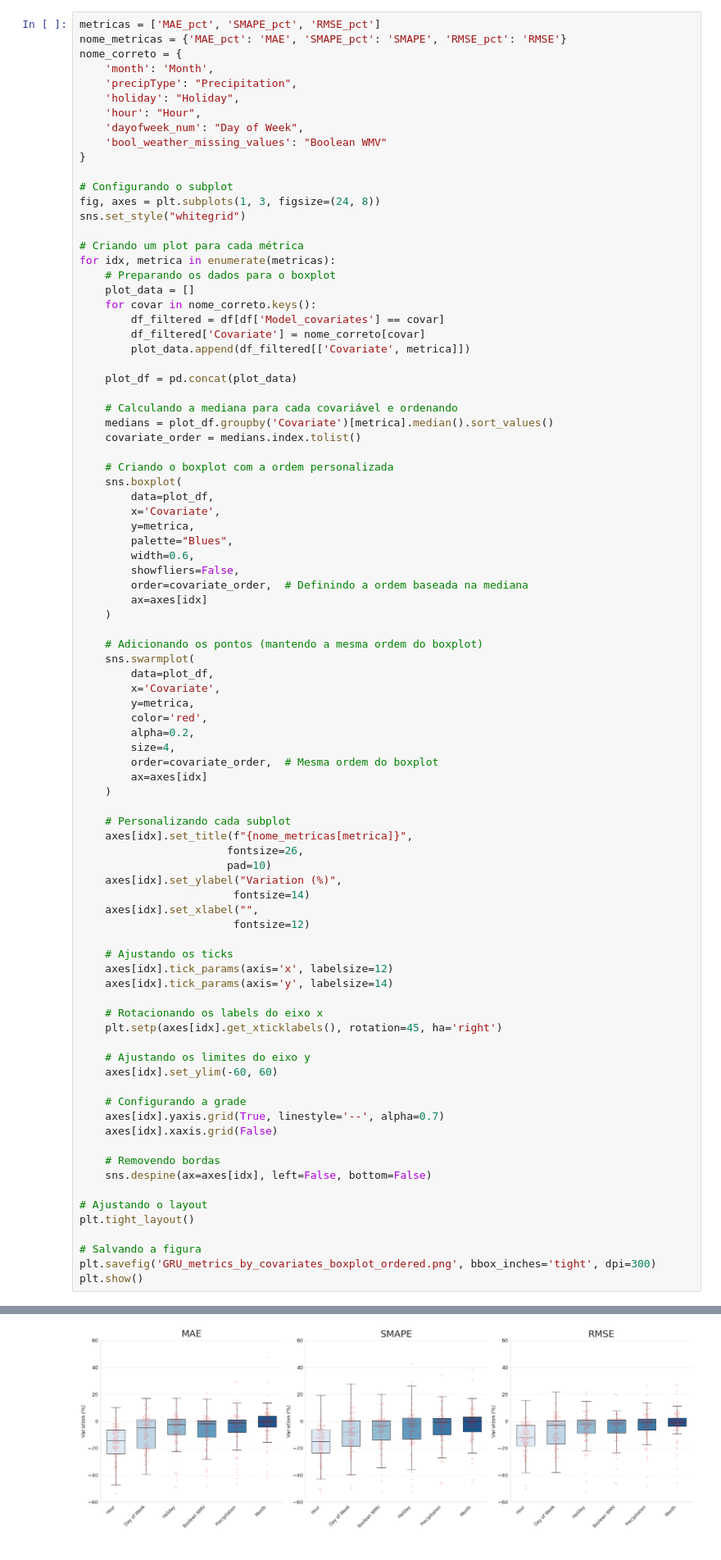
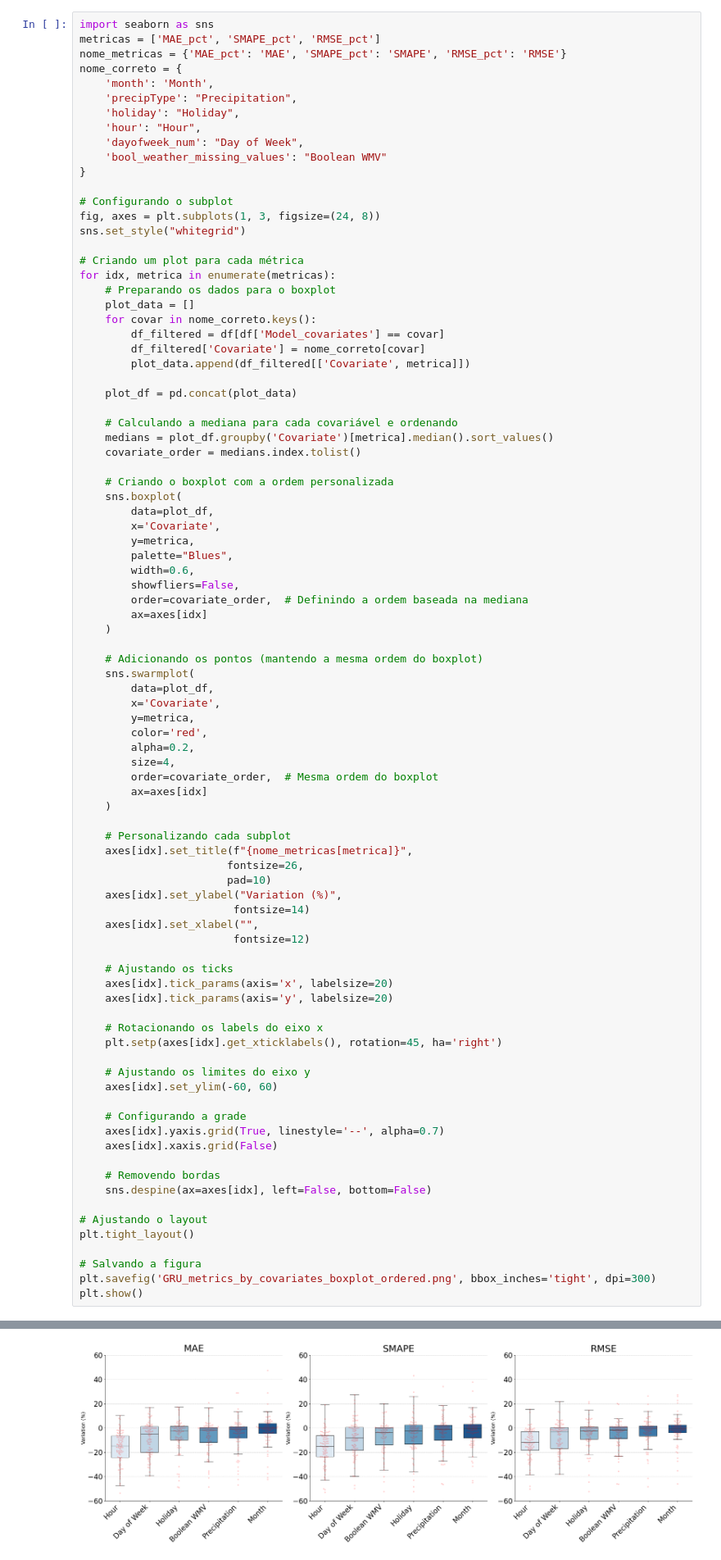
Before and after one commit to CarlosSenra/tcc-project, a Jupyter notebook: src_GRU/cleaning_resultmetrics.ipynb, the cells around one changed output, grey strips where cells are left out. Shown: that part at 82% size. Saved outputs shown, nothing was run; the diff lists cells and outputs as text.

```diff
--- a/src_GRU/cleaning_resultmetrics.ipynb
+++ b/src_GRU/cleaning_resultmetrics.ipynb
@@ -784,6 +784,7 @@ styled_table_
 |  | Month | -1.40 | -0.12 | -7.99 | 3.17 | 14.84 |
 |  | Precipitation | -3.84 | -0.90 | -10.07 | 2.24 | 13.38 |
 # %%
+import seaborn as sns
 metricas = ['MAE_pct', 'SMAPE_pct', 'RMSE_pct']
 nome_metricas = {'MAE_pct': 'MAE', 'SMAPE_pct': 'SMAPE', 'RMSE_pct': 'RMSE'}
 nome_correto = {
@@ -848,8 +849,8 @@ for idx, metrica in enumerate(metricas):
                         fontsize=12)
 
     # Ajustando os ticks
-    axes[idx].tick_params(axis='x', labelsize=12)
-    axes[idx].tick_params(axis='y', labelsize=14)
+    axes[idx].tick_params(axis='x', labelsize=20)
+    axes[idx].tick_params(axis='y', labelsize=20)
 
     # Rotacionando os labels do eixo x
     plt.setp(axes[idx].get_xticklabels(), rotation=45, ha='right')
@@ -861,34 +862,34 @@ for idx, metrica in enumerate(metricas):
     axes[idx].yaxis.grid(True, linestyle='--', alpha=0.7)
     axes[idx].xaxis.grid(False)
 
     # Removendo bordas
     sns.despine(ax=axes[idx], left=False, bottom=False)
 
 # Ajustando o layout
 plt.tight_layout()
 
 # Salvando a figura
 plt.savefig('GRU_metrics_by_covariates_boxplot_ordered.png', bbox_inches='tight', dpi=300)
 plt.show()
 # %% [output]
 A value is trying to be set on a copy of a slice from a DataFrame.
 Try using .loc[row_indexer,col_indexer] = value instead
 
 See the caveats in the documentation: https://pandas.pydata.org/pandas-docs/stable/user_guide/indexing.html#returning-a-view-versus-a-copy
   df_filtered['Covariate'] = nome_correto[covar]
 A value is trying to be set on a copy of a slice from a DataFrame.
 Try using .loc[row_indexer,col_indexer] = value instead
 
 See the caveats in the documentation: https://pandas.pydata.org/pandas-docs/stable/user_guide/indexing.html#returning-a-view-versus-a-copy
   df_filtered['Covariate'] = nome_correto[covar]
 A value is trying to be set on a copy of a slice from a DataFrame.
 Try using .loc[row_indexer,col_indexer] = value instead
 ... (86 lines left out)
 
 Passing `palette` without assigning `hue` is deprecated and will be removed in v0.14.0. Assign the `x` variable to `hue` and set `legend=False` for the same effect.
 
   sns.boxplot(
-[figure, old version]
+[figure, new version]
 # %%
 def create_metrics_table_(df):
     # Lista de covariáveis na ordem desejada
```
Also changed, not shown: 4 other files.
